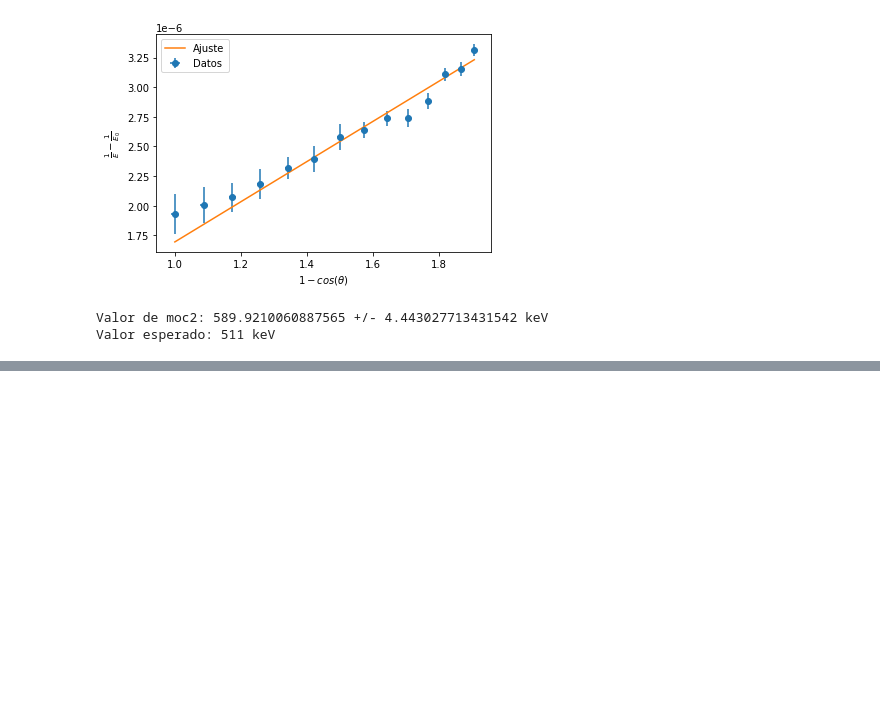
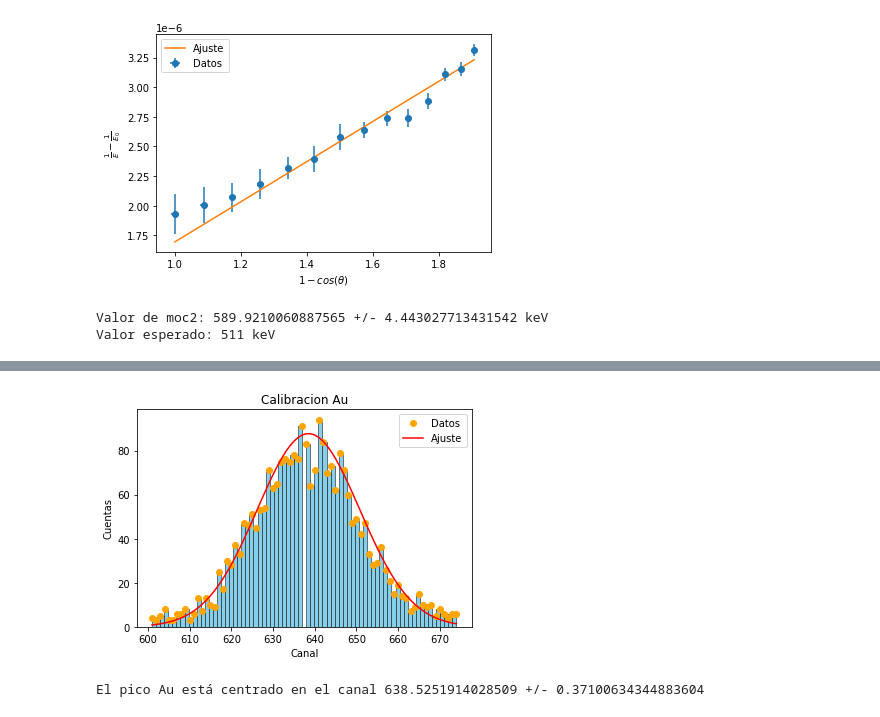
Before and after one commit to Lekkito/data-analysis-physics, a Jupyter notebook: compton/compton.ipynb, the cells around one changed output, grey strips where cells are left out. Saved outputs shown, nothing was run; the diff lists cells and outputs as text; code cells hidden in the pictures; blank space fills up the shorter version.

```diff
--- a/compton/compton.ipynb
+++ b/compton/compton.ipynb
@@ -1224,0 +1247,15 @@ Valor esperado: 511 keV
+# %%
+x = datosCalAu['Cuentas'].index
+y = datosCalAu['Cuentas']
+
+def f(B, x):
+    return B[0]*np.exp(-((x-B[1])**2)/(2*B[2]**2))
+
+gauss = ODR.Model(f)
+data = ODR.RealData(x, y)
+odr = ODR.ODR(data, gauss, beta0=[100, 650, 20], maxit=10000)
+out = odr.run()
+out.pprint()
+
+cenAu = out.beta[1]
+err_cenAu = out.sd_beta[1]
@@ -1224,0 +1272,16 @@ Valor esperado: 511 keV
+# %%
+#Grafico
+plt.figure()
+plt.plot(x, y, 'o', label='Datos', color="orange")
+plt.hist(x, weights=y, bins=675-600, edgecolor="black", color="skyblue", linewidth=0.5)
+plt.plot(x, f(out.beta, x), label='Ajuste', color="red")
+plt.xlabel('Canal')
+plt.ylabel('Cuentas')
+plt.title('Calibracion Au')
+plt.legend()
+plt.show()
+
+print("El pico Au está centrado en el canal", cenAu, "+/-", err_cenAu)
+# %% [output]
+[figure, added]
+El pico Au está centrado en el canal 638.5251914028509 +/- 0.37100634344883604
```
Also changed, not shown: parts of 47 cells of this notebook, 4 other files.
